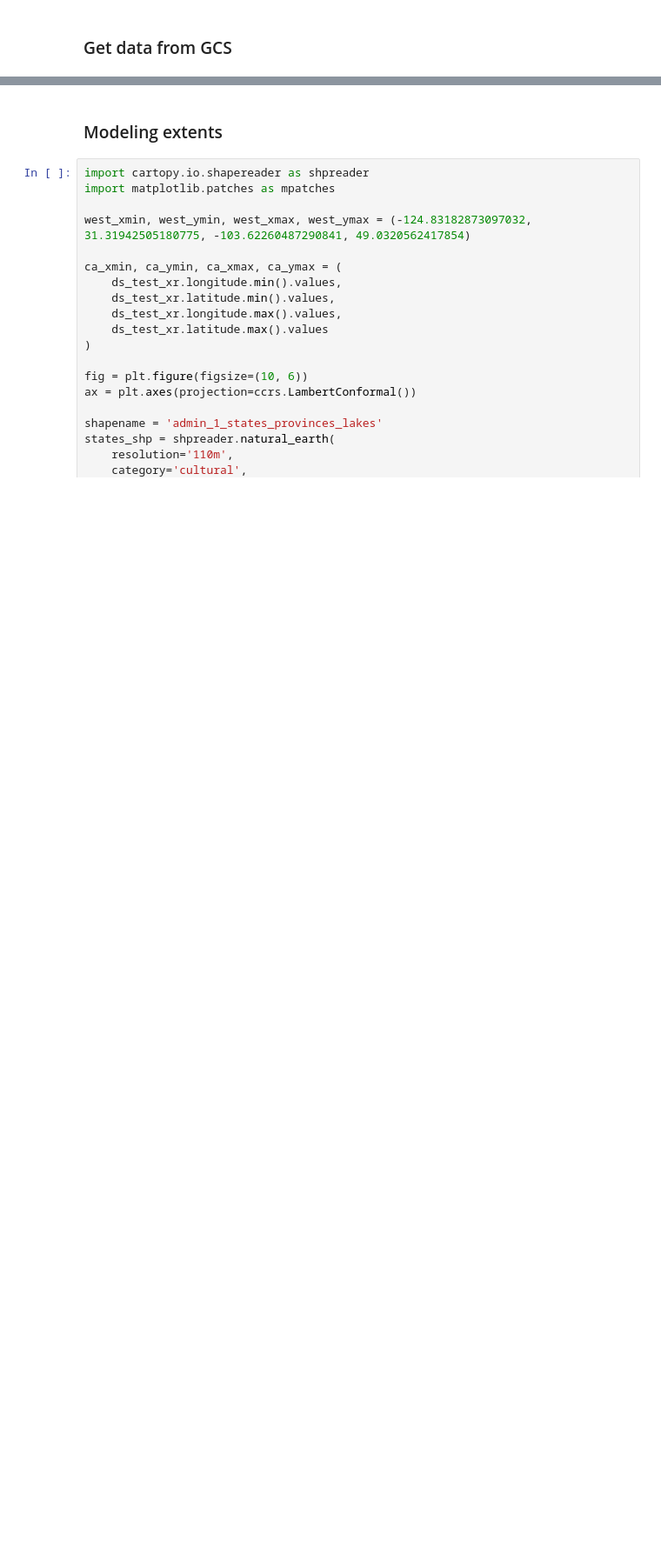
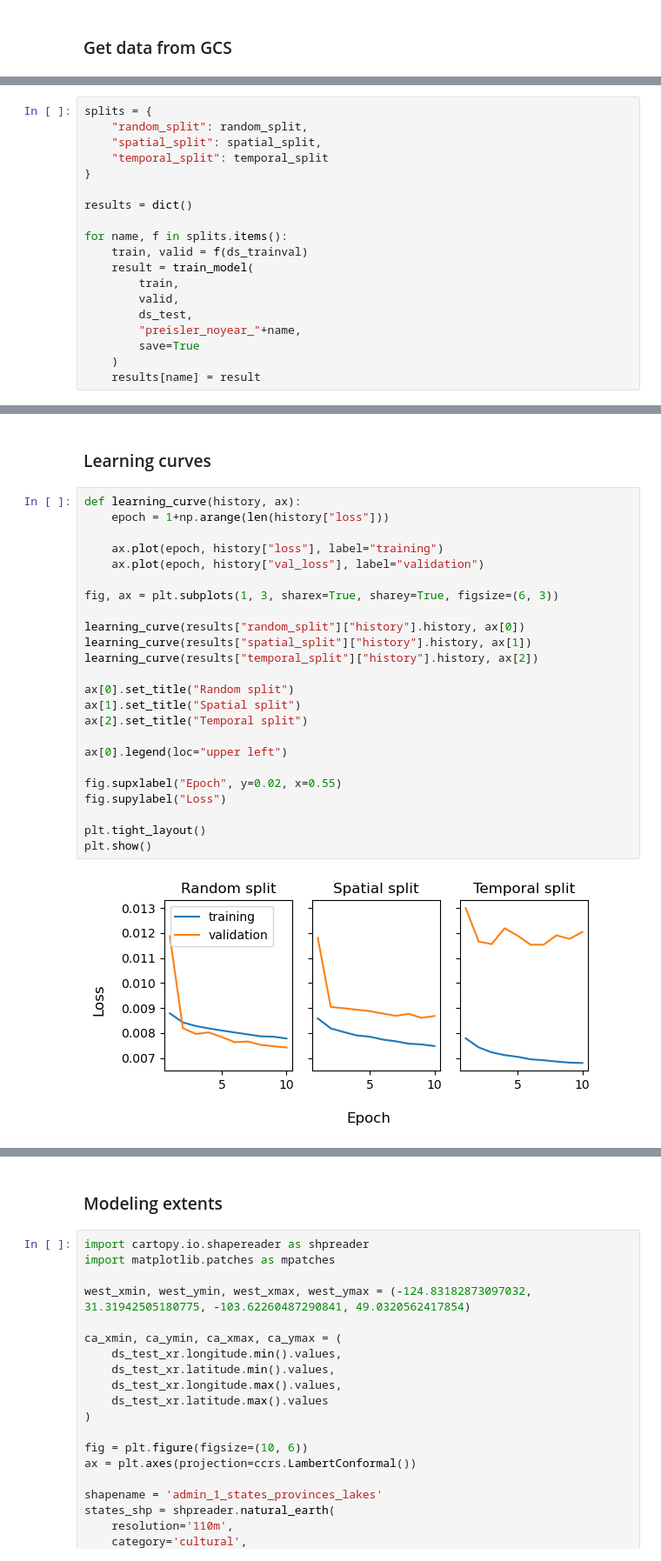
Before and after one commit to s-kganz/ForestLST, a Jupyter notebook: notebooks/build_preisler_nn.ipynb, the cells around one changed output, grey strips where cells are left out. Shown at 87% size. Cells and saved outputs as stored; diff of their text form; blank space fills up the shorter version.

```diff
--- a/notebooks/build_preisler_nn.ipynb
+++ b/notebooks/build_preisler_nn.ipynb
@@ -403,0 +292,19 @@ plt.show()
+# %%
+splits = {
+    "random_split": random_split,
+    "spatial_split": spatial_split,
+    "temporal_split": temporal_split
+}
+
+results = dict()
+
+for name, f in splits.items():
+    train, valid = f(ds_trainval)
+    result = train_model(
+        train,
+        valid,
+        ds_test,
+        "preisler_noyear_"+name,
+        save=True
+    )
+    results[name] = result
@@ -403,0 +318,28 @@ plt.show()
+# %% [markdown]
+### Learning curves
+# %%
+def learning_curve(history, ax):
+    epoch = 1+np.arange(len(history["loss"]))
+
+    ax.plot(epoch, history["loss"], label="training")
+    ax.plot(epoch, history["val_loss"], label="validation")
+
+fig, ax = plt.subplots(1, 3, sharex=True, sharey=True, figsize=(6, 3))
+
+learning_curve(results["random_split"]["history"].history, ax[0])
+learning_curve(results["spatial_split"]["history"].history, ax[1])
+learning_curve(results["temporal_split"]["history"].history, ax[2])
+
+ax[0].set_title("Random split")
+ax[1].set_title("Spatial split")
+ax[2].set_title("Temporal split")
+
+ax[0].legend(loc="upper left")
+
+fig.supxlabel("Epoch", y=0.02, x=0.55)
+fig.supylabel("Loss")
+
+plt.tight_layout()
+plt.show()
+# %% [output]
+[figure, added]
```
Also changed, not shown: parts of 53 cells of this notebook.
